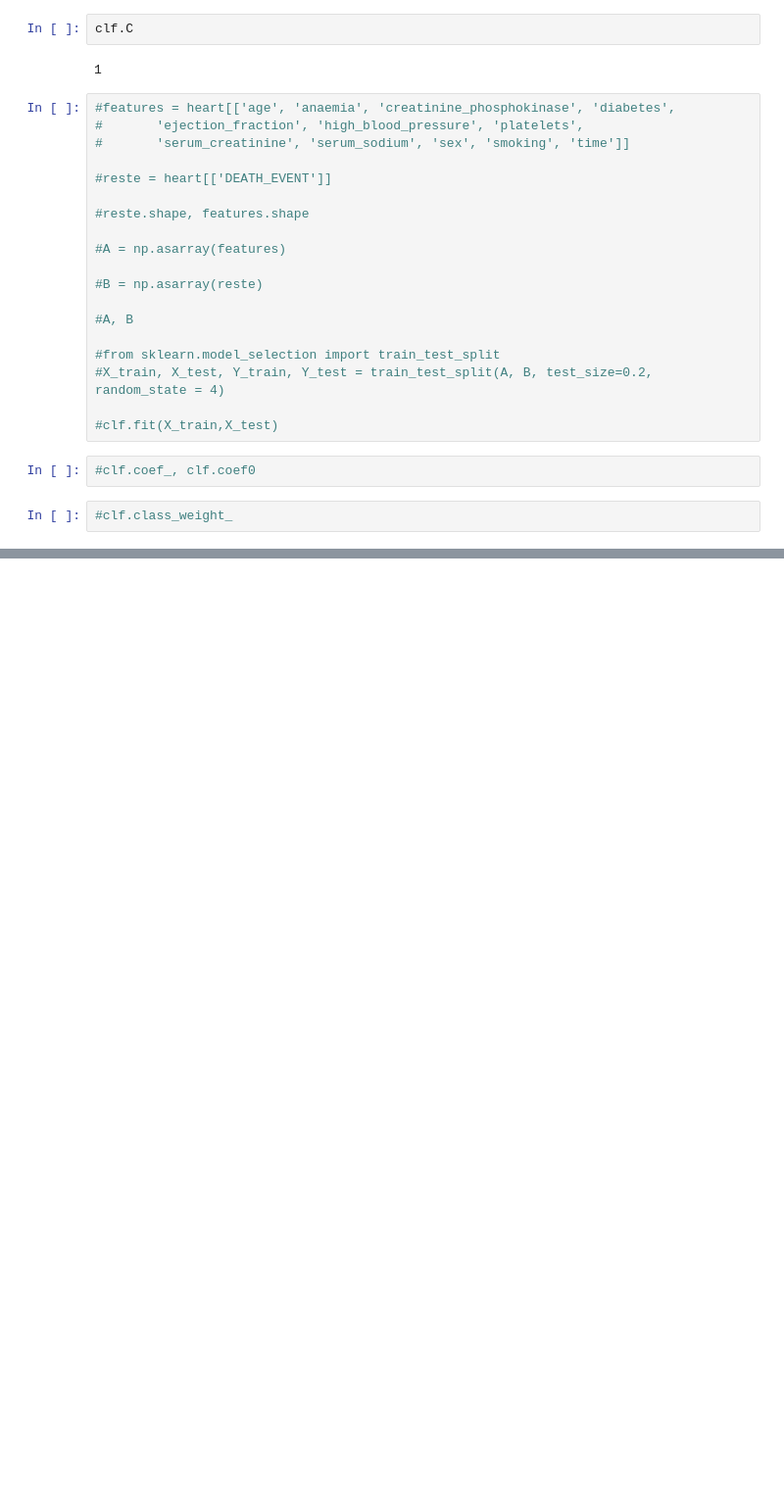
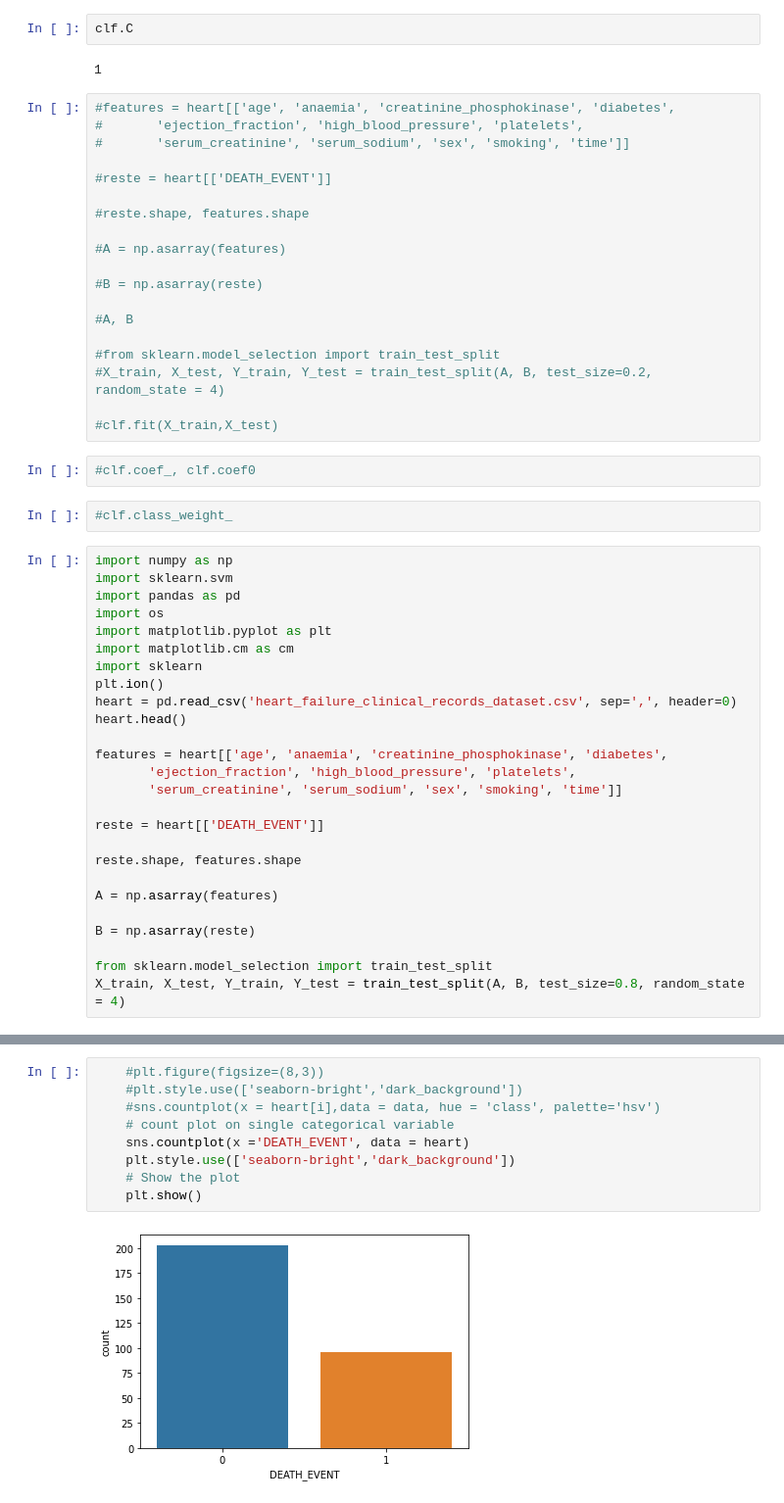
Before and after one commit to FarahTed/ProjetIA, a Jupyter notebook: TP.ipynb, the cells around one changed output, grey strips where cells are left out. Shown: that part at 98% size. Drawn from its saved outputs; the diff is of its cells as text; blank space fills up the shorter version.

```diff
--- a/TP.ipynb
+++ b/TP.ipynb
@@ -201,3 +203,29 @@ clf.C
 #clf.coef_, clf.coef0
 # %%
 #clf.class_weight_
+# %%
+import numpy as np
+import sklearn.svm
+import pandas as pd
+import os
+import matplotlib.pyplot as plt
+import matplotlib.cm as cm
+import sklearn
+plt.ion()
+heart = pd.read_csv('heart_failure_clinical_records_dataset.csv', sep=',', header=0)
+heart.head()
+
+features = heart[['age', 'anaemia', 'creatinine_phosphokinase', 'diabetes',
+       'ejection_fraction', 'high_blood_pressure', 'platelets',
+       'serum_creatinine', 'serum_sodium', 'sex', 'smoking', 'time']]
+
+reste = heart[['DEATH_EVENT']]
+
+reste.shape, features.shape
+
+A = np.asarray(features)
+
+B = np.asarray(reste)
+
+from sklearn.model_selection import train_test_split
+X_train, X_test, Y_train, Y_test = train_test_split(A, B, test_size=0.8, random_state = 4)
@@ -224,0 +293,11 @@ plt.scatter(suppVect[:,0],suppVect[:,1], c = 'green', s = size, marker='+')
+# %%
+    #plt.figure(figsize=(8,3))
+    #plt.style.use(['seaborn-bright','dark_background'])
+    #sns.countplot(x = heart[i],data = data, hue = 'class', palette='hsv')
+    # count plot on single categorical variable
+    sns.countplot(x ='DEATH_EVENT', data = heart)
+    plt.style.use(['seaborn-bright','dark_background'])
+    # Show the plot
+    plt.show()
+# %% [output]
+[figure, added]
```
Also changed, not shown: parts of 13 cells of this notebook, 1 other file.
